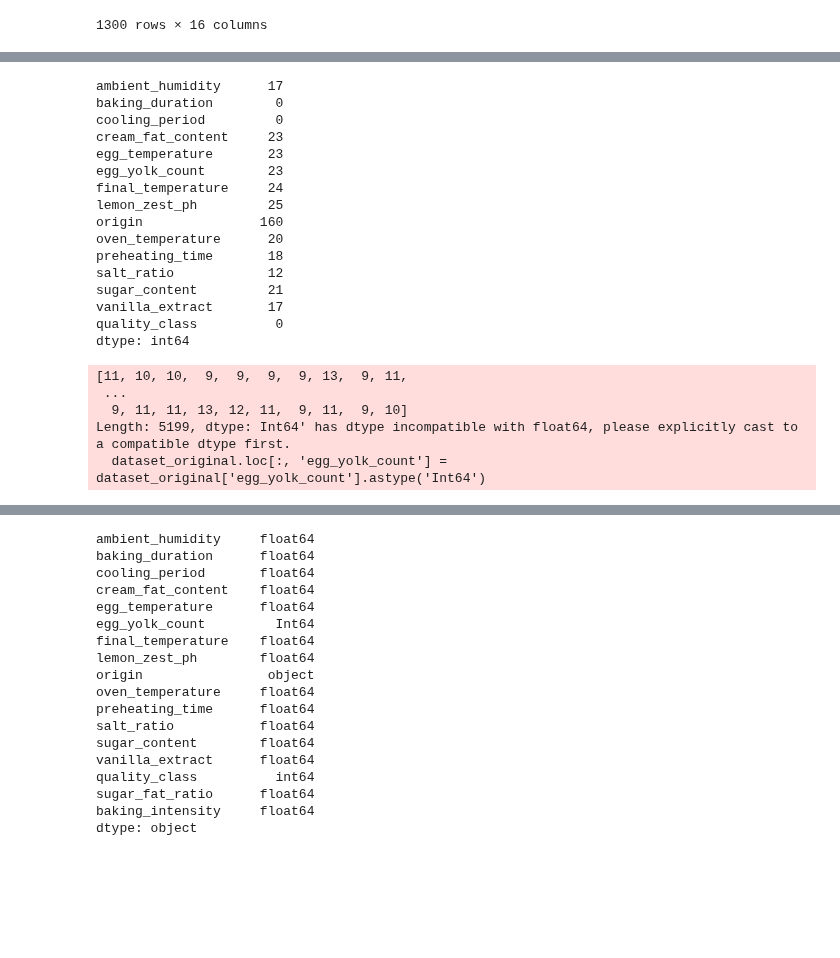
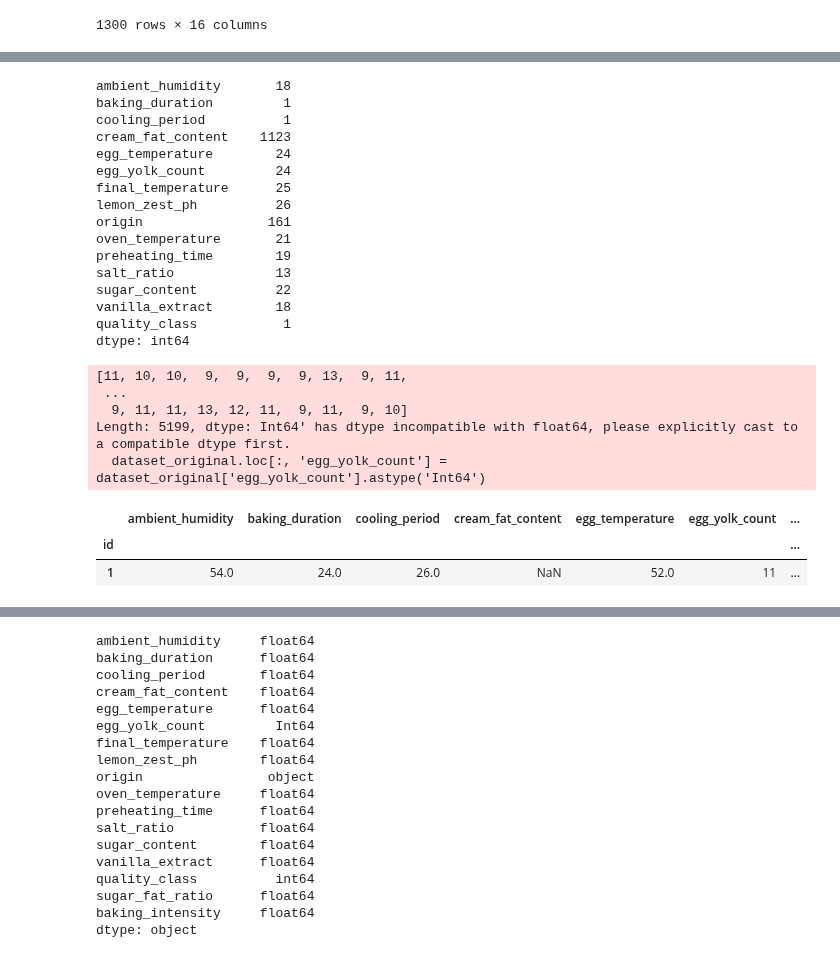
Before and after one commit to afonsolince06/Machine_Learning_Project, a Jupyter notebook: notebook 9.ipynb, the cells around one changed output, grey strips where cells are left out. Saved outputs shown, nothing was run; the diff lists cells and outputs as text; code cells hidden in the pictures; blank space fills up the shorter version.

```diff
--- a/notebook9.ipynb
+++ b/notebook 9.ipynb
@@ -108,21 +200,21 @@ dataset_original.drop(columns=['notes_baker','pastry_type'], inplace=True)
+# %%
+print(dataset_original.isna().sum())
+# %% [output]
+ambient_humidity       18
+baking_duration         1
+cooling_period          1
+cream_fat_content    1123
+egg_temperature        24
+egg_yolk_count         24
+final_temperature      25
+lemon_zest_ph          26
+origin                161
+oven_temperature       21
+preheating_time        19
+salt_ratio             13
+sugar_content          22
+vanilla_extract        18
+quality_class           1
+dtype: int64
 # %%
-dataset_original.dropna(subset=['quality_class'], inplace=True)
-
-dataset_original.isna().sum()
+dataset_original = dataset_original.dropna(subset=['quality_class'])
-# %% [output]
-ambient_humidity      17
-baking_duration        0
-cooling_period         0
-cream_fat_content     23
-egg_temperature       23
-egg_yolk_count        23
-final_temperature     24
-lemon_zest_ph         25
-origin               160
-oven_temperature      20
-preheating_time       18
-salt_ratio            12
-sugar_content         21
-vanilla_extract       17
-quality_class          0
-dtype: int64
@@ -131,8 +221,16 @@ dtype: int64
-# %%
-dataset_original.loc[:, 'egg_yolk_count'] = dataset_original['egg_yolk_count'].astype('Int64')
-# %% [output]
-[11, 10, 10,  9,  9,  9,  9, 13,  9, 11,
- ...
-  9, 11, 11, 13, 12, 11,  9, 11,  9, 10]
-Length: 5199, dtype: Int64' has dtype incompatible with float64, please explicitly cast to a compatible dtype first.
-  dataset_original.loc[:, 'egg_yolk_count'] = dataset_original['egg_yolk_count'].astype('Int64')
+# %%
+"""
+just changing the data type of a column
+"""
+
+dataset_original.loc[:, 'egg_yolk_count'] = dataset_original['egg_yolk_count'].astype('Int64')
+dataset_original.head(1) #just to check if the changes were applied
+# %% [output]
+[11, 10, 10,  9,  9,  9,  9, 13,  9, 11,
+ ...
+  9, 11, 11, 13, 12, 11,  9, 11,  9, 10]
+Length: 5199, dtype: Int64' has dtype incompatible with float64, please explicitly cast to a compatible dtype first.
+  dataset_original.loc[:, 'egg_yolk_count'] = dataset_original['egg_yolk_count'].astype('Int64')
+|  | ambient_humidity | baking_duration | cooling_period | cream_fat_content | egg_temperature | egg_yolk_count | ... |
+| id |  |  |  |  |  |  | ... |
+| 1 | 54.0 | 24.0 | 26.0 | NaN | 52.0 | 11 | ... |
```
Also changed, not shown: parts of 60 cells of this notebook, 6 other files.
